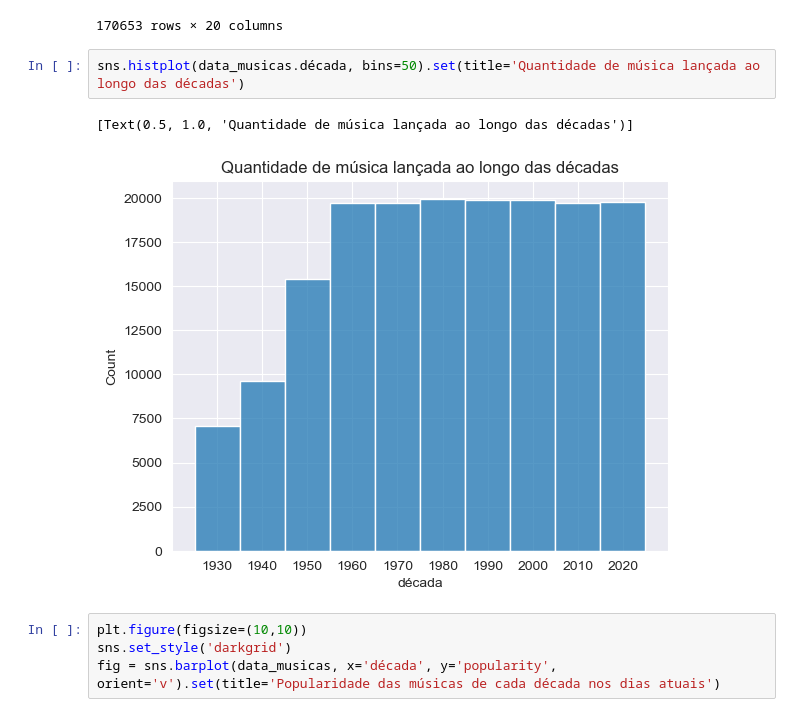
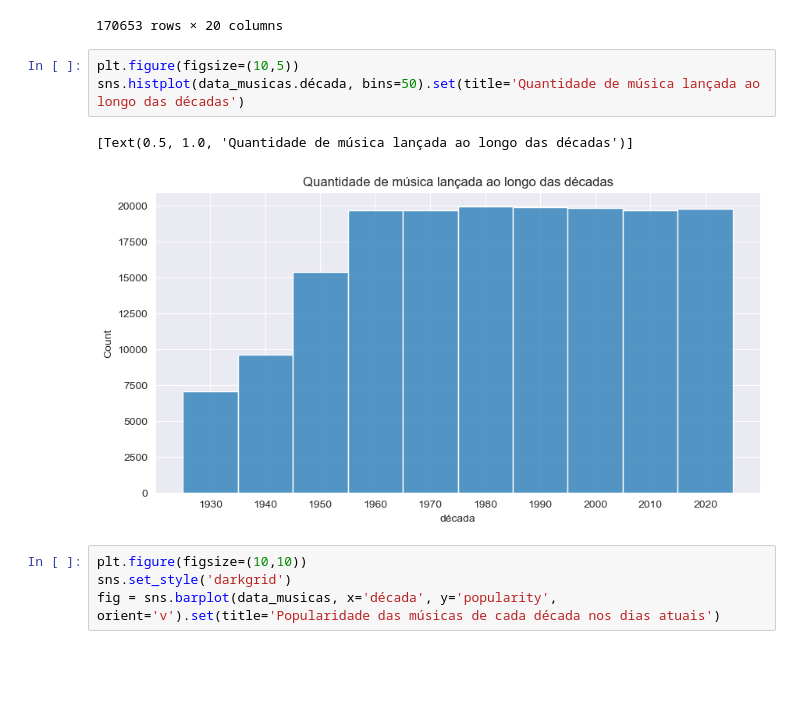
Before and after one commit to danilomiyatake/spotify, a Jupyter notebook: spotify_eda.ipynb, the cells around one changed output. Saved outputs shown, nothing was run; the diff lists cells and outputs as text; blank space fills up the shorter version.

```diff
--- a/spotify_eda.ipynb
+++ b/spotify_eda.ipynb
@@ -326,10 +326,11 @@ data_musicas
 | 170652 | 0.6420 | 2020 | 0.13200 | ['KEVVO', 'J Balvin'] | 0.856 | 189507 | 0.721 | 1 | 7HmnJHfs0BkFzX4x8j0hkl | ... |
 170653 rows × 20 columns
 # %%
+plt.figure(figsize=(10,5))
 sns.histplot(data_musicas.década, bins=50).set(title='Quantidade de música lançada ao longo das décadas')
 # %% [output]
 [Text(0.5, 1.0, 'Quantidade de música lançada ao longo das décadas')]
-[figure, old version]
+[figure, new version]
 # %%
 plt.figure(figsize=(10,10))
 sns.set_style('darkgrid')
```
Also changed, not shown: parts of 19 cells of this notebook.
